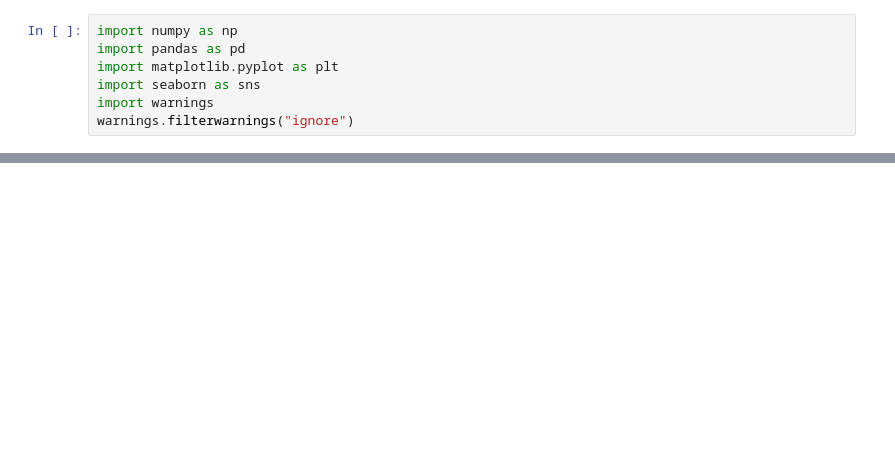
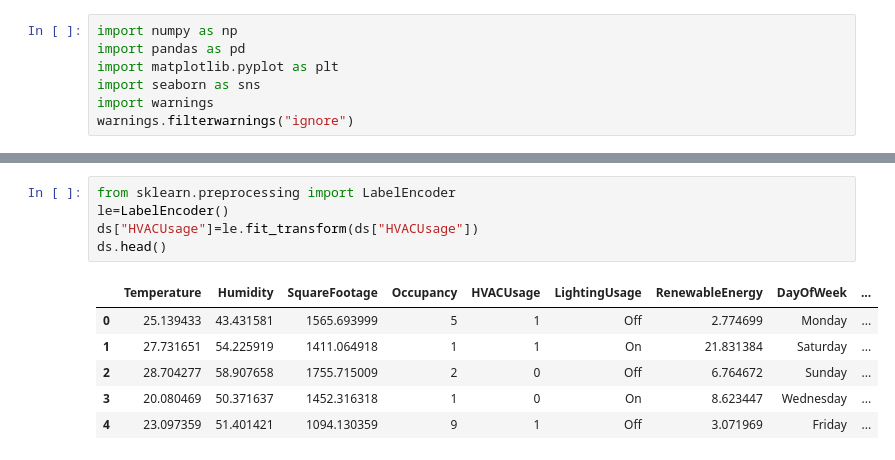
Before and after one commit to elphazdaud-ui/curriculum, a Jupyter notebook: chapter_appendix-tools-for-deep-learning/jupyter.ipynb, the cells around one changed output, grey strips where cells are left out. Saved outputs shown, nothing was run; the diff lists cells and outputs as text; blank space fills up the shorter version.

```diff
--- a/chapter_appendix-tools-for-deep-learning/jupyter.ipynb
+++ b/chapter_appendix-tools-for-deep-learning/jupyter.ipynb
@@ -290,0 +174,12 @@ ds.head()
+# %%
+from sklearn.preprocessing import LabelEncoder
+le=LabelEncoder()
+ds["HVACUsage"]=le.fit_transform(ds["HVACUsage"])
+ds.head()
+# %% [output]
+|  | Temperature | Humidity | SquareFootage | Occupancy | HVACUsage | LightingUsage | RenewableEnergy | DayOfWeek | ... |
+| 0 | 25.139433 | 43.431581 | 1565.693999 | 5 | 1 | Off | 2.774699 | Monday | ... |
+| 1 | 27.731651 | 54.225919 | 1411.064918 | 1 | 1 | On | 21.831384 | Saturday | ... |
+| 2 | 28.704277 | 58.907658 | 1755.715009 | 2 | 0 | Off | 6.764672 | Sunday | ... |
+| 3 | 20.080469 | 50.371637 | 1452.316318 | 1 | 0 | On | 8.623447 | Wednesday | ... |
+| 4 | 23.097359 | 51.401421 | 1094.130359 | 9 | 1 | Off | 3.071969 | Friday | ... |
```
Also changed, not shown: parts of 29 cells of this notebook.
